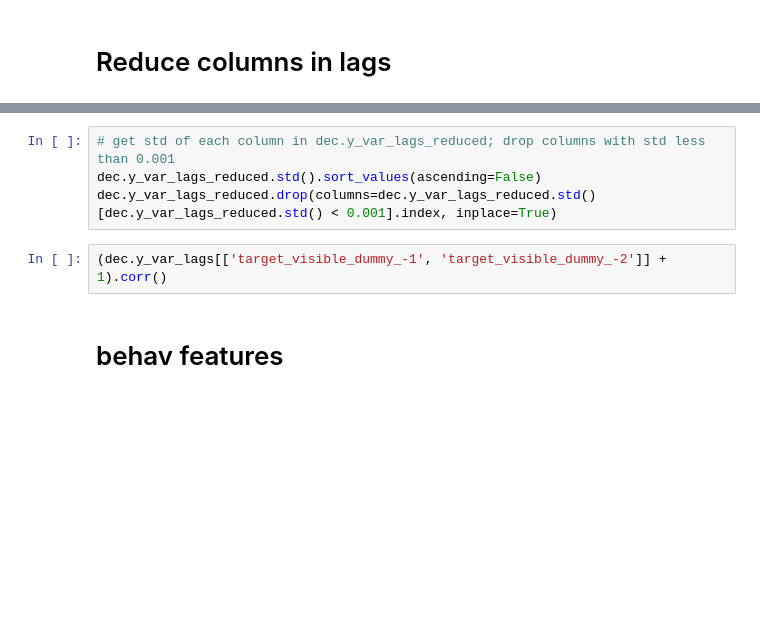
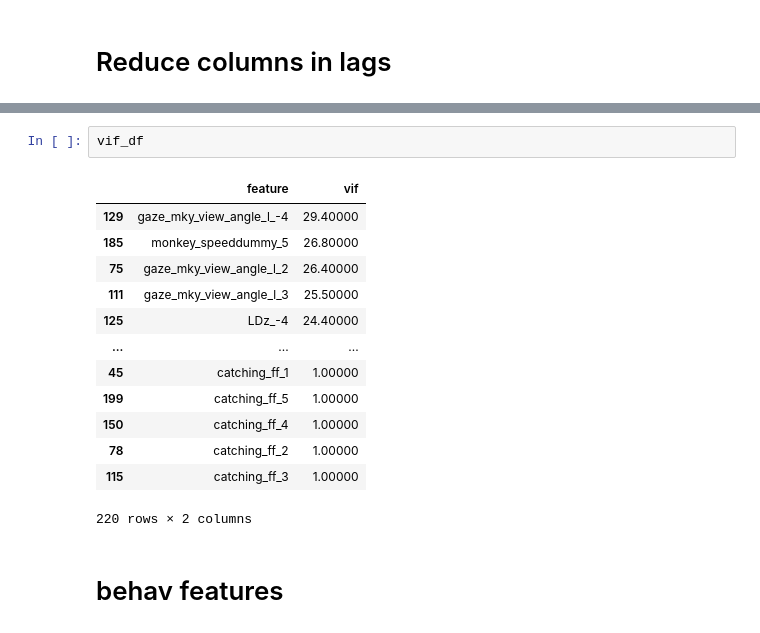
Before and after one commit to CiciDu/multiff_analysis, a Jupyter notebook: notebooks/neural_data_analysis/decoding_current_targets.ipynb, the cells around one changed output, grey strips where cells are left out. Saved outputs shown, nothing was run; the diff lists cells and outputs as text; blank space fills up the shorter version.

```diff
--- a/notebooks/neural_data_analysis/decoding_current_targets.ipynb
+++ b/notebooks/neural_data_analysis/decoding_current_targets.ipynb
@@ -220,9 +387,19 @@ vif_df = drop_high_vif_vars.get_vif_df(dec.y_var_lags_reduced)
-# %%
-# get std of each column in dec.y_var_lags_reduced; drop columns with std less than 0.001
-dec.y_var_lags_reduced.std().sort_values(ascending=False)
-dec.y_var_lags_reduced.drop(columns=dec.y_var_lags_reduced.std()[dec.y_var_lags_reduced.std() < 0.001].index, inplace=True)
-# %%
-(dec.y_var_lags[['target_visible_dummy_-1', 'target_visible_dummy_-2']] + 1).corr()
+# %%
+vif_df
+# %% [output]
+|  | feature | vif |
+| 129 | gaze_mky_view_angle_l_-4 | 29.40000 |
+| 185 | monkey_speeddummy_5 | 26.80000 |
+| 75 | gaze_mky_view_angle_l_2 | 26.40000 |
+| 111 | gaze_mky_view_angle_l_3 | 25.50000 |
+| 125 | LDz_-4 | 24.40000 |
+| ... | ... | ... |
+| 45 | catching_ff_1 | 1.00000 |
+| 199 | catching_ff_5 | 1.00000 |
+| 150 | catching_ff_4 | 1.00000 |
+| 78 | catching_ff_2 | 1.00000 |
+| 115 | catching_ff_3 | 1.00000 |
+220 rows × 2 columns
 # %% [markdown]
 # behav features
 # %%
```
Also changed, not shown: parts of 22 cells of this notebook, 11 other files.
